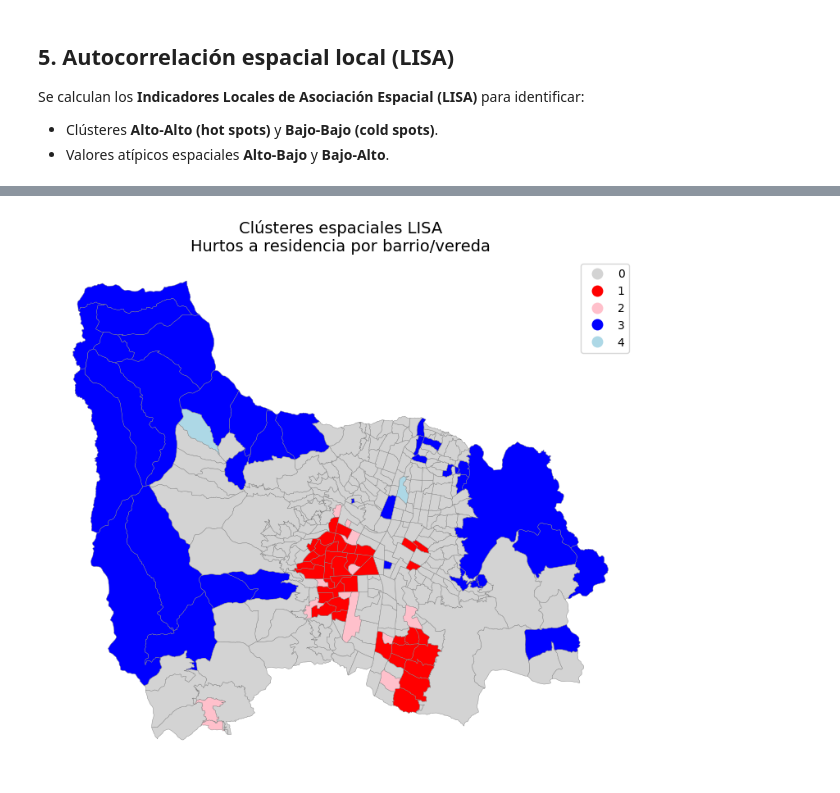
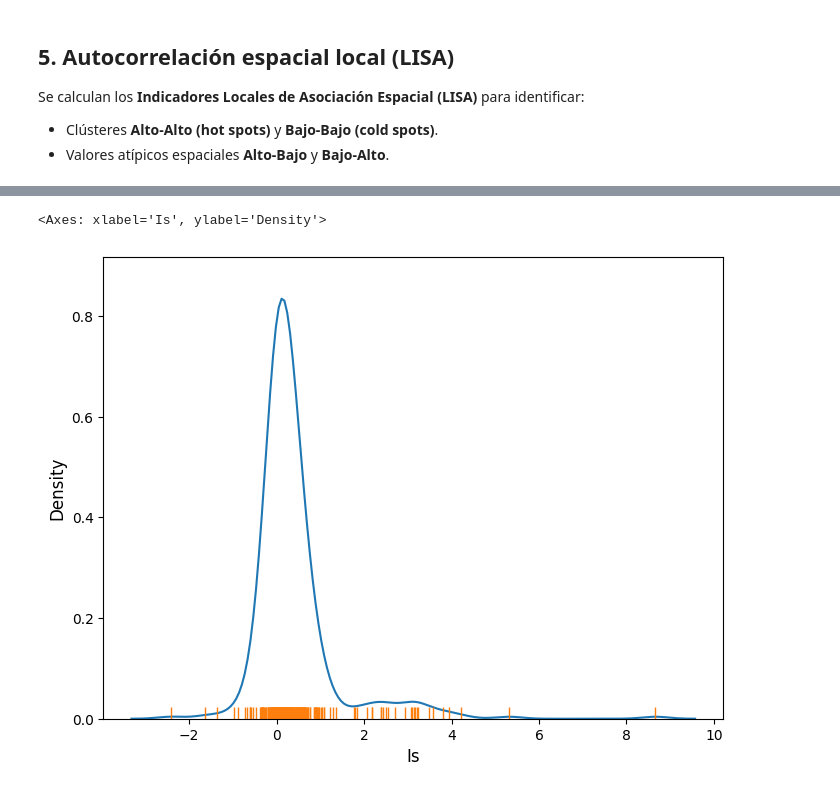
Before and after one commit to jdavidortega/Geographic_Data_Science_with_Python, a Jupyter notebook: Geospatial/autocorrelacion_espacial.ipynb, the cells around one changed output, grey strips where cells are left out. Saved outputs shown, nothing was run; the diff lists cells and outputs as text; code cells hidden in the pictures.

Commit message:
autocorrelacion local

```diff
--- a/Geospatial/autocorrelacion_espacial.ipynb
+++ b/Geospatial/autocorrelacion_espacial.ipynb
@@ -220,40 +229,8 @@ barrios_hurtos[["nombre", "hurtos", "Is", "p_sim", "q"]].head()
-# %%
-# Clasificación de clústeres significativos (p < 0.05)
-import numpy as np
-
-significant = moran_local.p_sim < 0.05
-cluster = np.zeros_like(moran_local.q)
-cluster[significant & (moran_local.q == 1)] = 1  # Alto-Alto
-cluster[significant & (moran_local.q == 2)] = 2  # Bajo-Alto
-cluster[significant & (moran_local.q == 3)] = 3  # Bajo-Bajo
-cluster[significant & (moran_local.q == 4)] = 4  # Alto-Bajo
-
-barrios_hurtos["cluster"] = cluster
-# %%
-# Mapa de clústeres LISA
-from matplotlib.colors import ListedColormap
-
-# Definir colores para los clústeres
-cmap = ListedColormap([
-    "lightgrey",  # 0: no significativo
-    "red",        # 1: Alto-Alto
-    "pink",       # 2: Bajo-Alto
-    "blue",       # 3: Bajo-Bajo
-    "lightblue"   # 4: Alto-Bajo
-])
-
-ax = barrios_hurtos.plot(
-    column="cluster",
-    cmap=cmap,
-    edgecolor="grey",
-    linewidth=0.3,
-    figsize=(10, 8),
-    categorical=True,
-    legend=True
-)
-
-ax.set_title("Clústeres espaciales LISA\nHurtos a residencia por barrio/vereda", fontsize=14)
-ax.axis("off")
-plt.show()
-# %% [output]
-[figure, removed]
+# %%
+ax = sns.kdeplot(barrios_hurtos.Is)
+# Add one small bar (rug) for each observation
+# along horizontal axis
+sns.rugplot(barrios_hurtos.Is, ax=ax)
+# %% [output]
+<Axes: xlabel='Is', ylabel='Density'>
+[figure, added]
```
Also changed, not shown: parts of 7 cells of this notebook.
